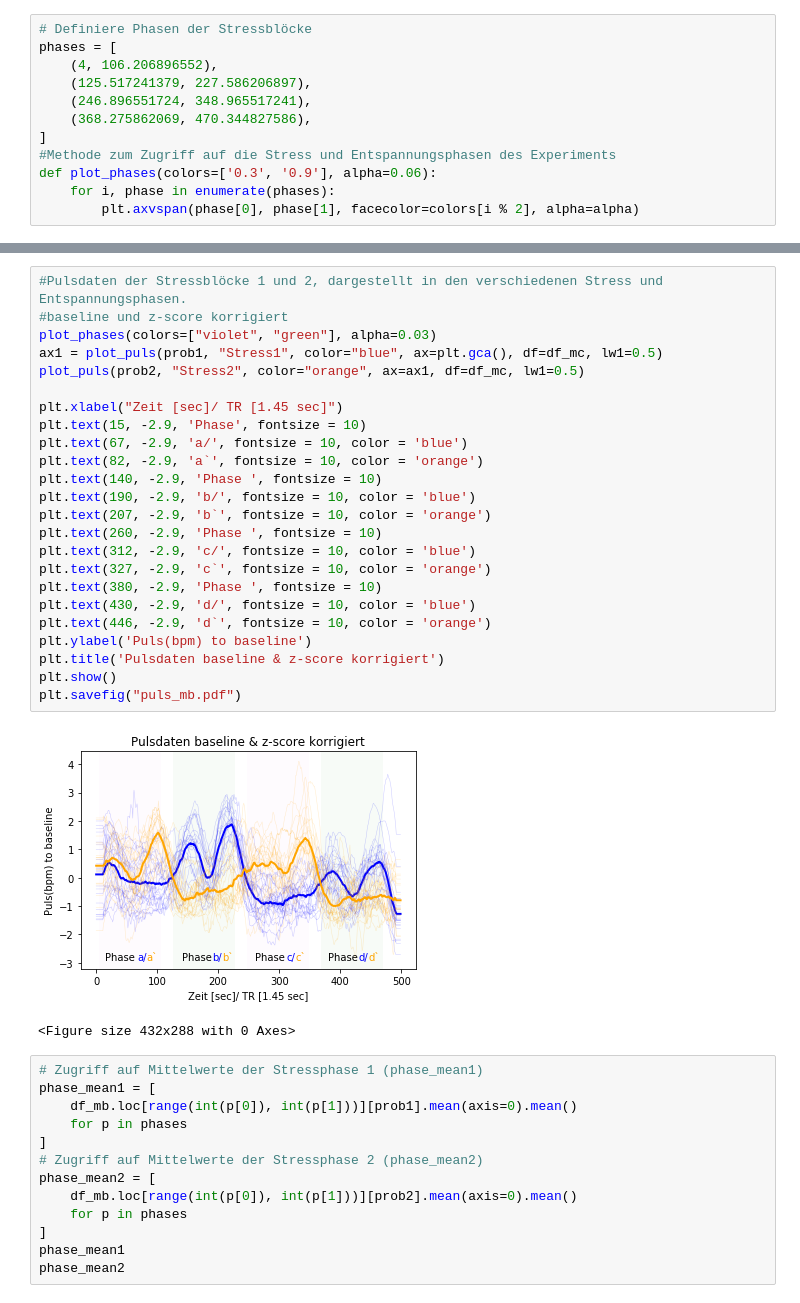
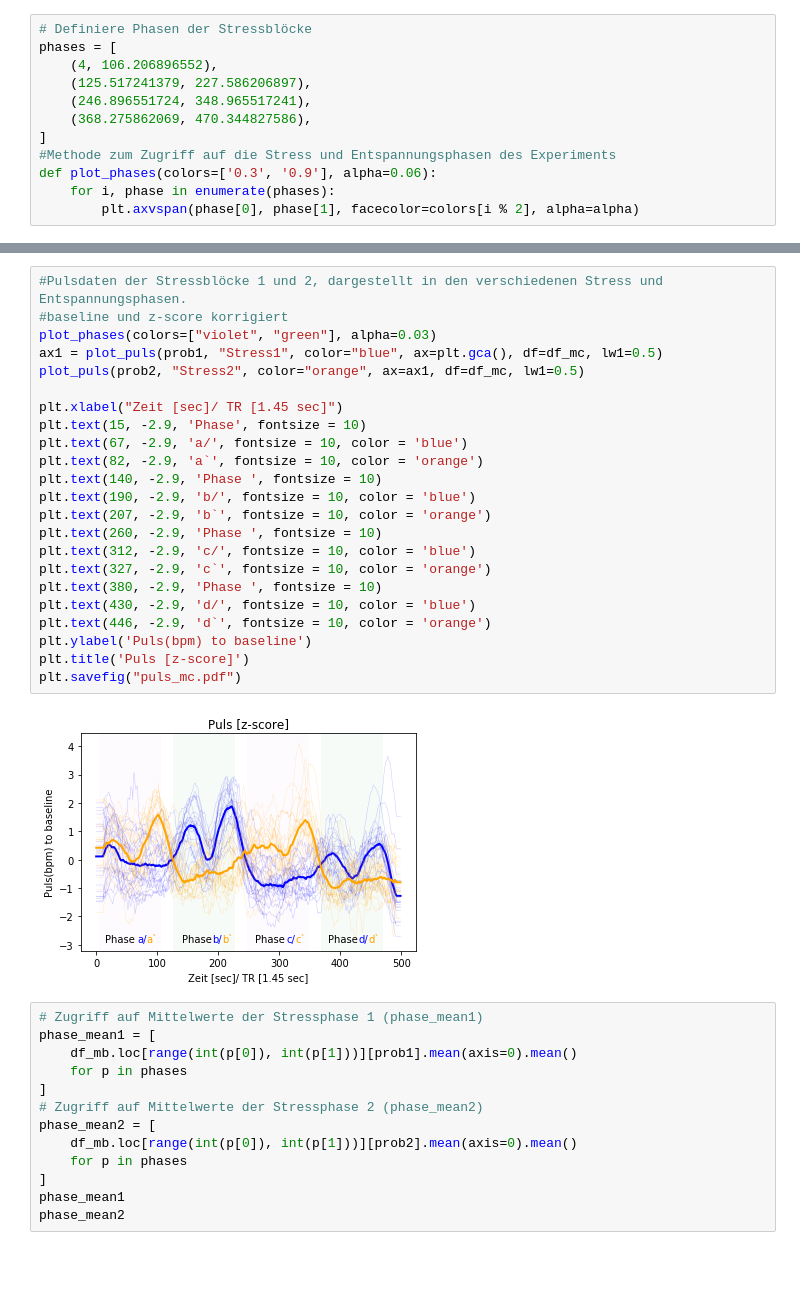
Before and after one commit to C0C0AN/MD_thesis_JanOttoHeiland, a Jupyter notebook: script/puls/puls_daten_Analyse.ipynb, the cells around one changed output, grey strips where cells are left out. Cells and saved outputs as stored; diff of their text form; blank space fills up the shorter version.

```diff
--- a/script/puls/puls_daten_Analyse.ipynb
+++ b/script/puls/puls_daten_Analyse.ipynb
@@ -224,30 +222,28 @@ plt.savefig("puls_mb.pdf")
 # %%
 #Pulsdaten der Stressblöcke 1 und 2, dargestellt in den verschiedenen Stress und Entspannungsphasen.
 #baseline und z-score korrigiert
 plot_phases(colors=["violet", "green"], alpha=0.03)
 ax1 = plot_puls(prob1, "Stress1", color="blue", ax=plt.gca(), df=df_mc, lw1=0.5)
 plot_puls(prob2, "Stress2", color="orange", ax=ax1, df=df_mc, lw1=0.5)
 
 plt.xlabel("Zeit [sec]/ TR [1.45 sec]")
 plt.text(15, -2.9, 'Phase', fontsize = 10)
 plt.text(67, -2.9, 'a/', fontsize = 10, color = 'blue')
 plt.text(82, -2.9, 'a`', fontsize = 10, color = 'orange')
 plt.text(140, -2.9, 'Phase ', fontsize = 10)
 plt.text(190, -2.9, 'b/', fontsize = 10, color = 'blue')
 plt.text(207, -2.9, 'b`', fontsize = 10, color = 'orange')
 plt.text(260, -2.9, 'Phase ', fontsize = 10)
 plt.text(312, -2.9, 'c/', fontsize = 10, color = 'blue')
 plt.text(327, -2.9, 'c`', fontsize = 10, color = 'orange')
 plt.text(380, -2.9, 'Phase ', fontsize = 10)
 plt.text(430, -2.9, 'd/', fontsize = 10, color = 'blue')
 plt.text(446, -2.9, 'd`', fontsize = 10, color = 'orange')
 plt.ylabel('Puls(bpm) to baseline')
-plt.title('Pulsdaten baseline & z-score korrigiert')
-plt.show()
-plt.savefig("puls_mb.pdf")
+plt.title('Puls [z-score]')
+plt.savefig("puls_mc.pdf")
 # %% [output]
-[figure, old version]
+[figure, new version]
-<Figure size 432x288 with 0 Axes>
 # %%
 # Zugriff auf Mittelwerte der Stressphase 1 (phase_mean1)
 phase_mean1 = [
```
Also changed, not shown: parts of 1 cell of this notebook.
